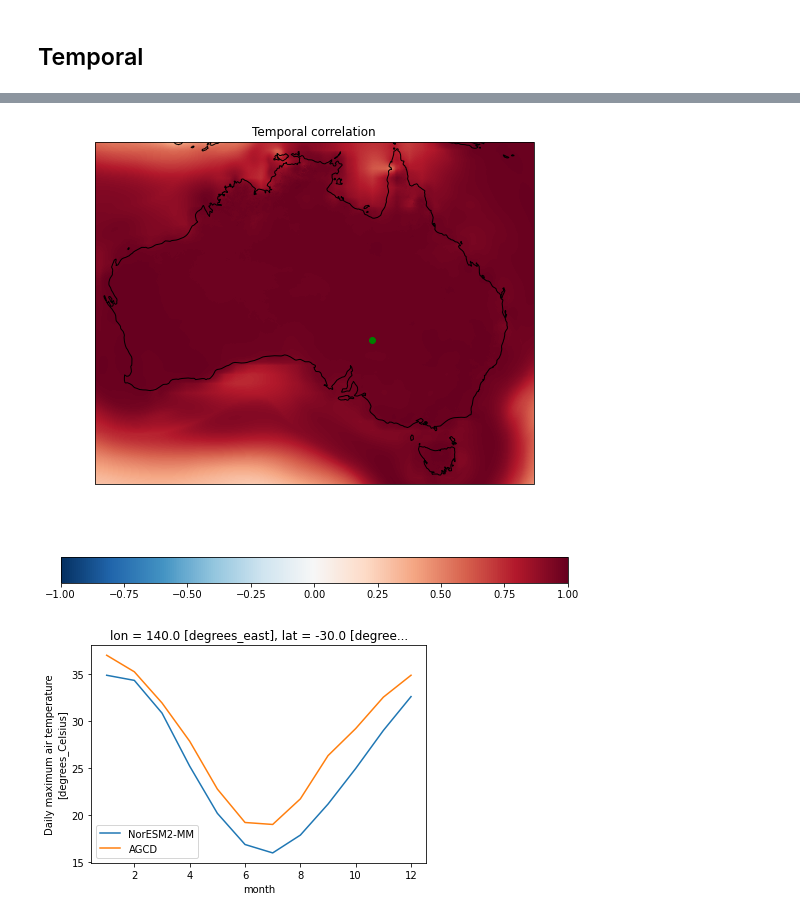
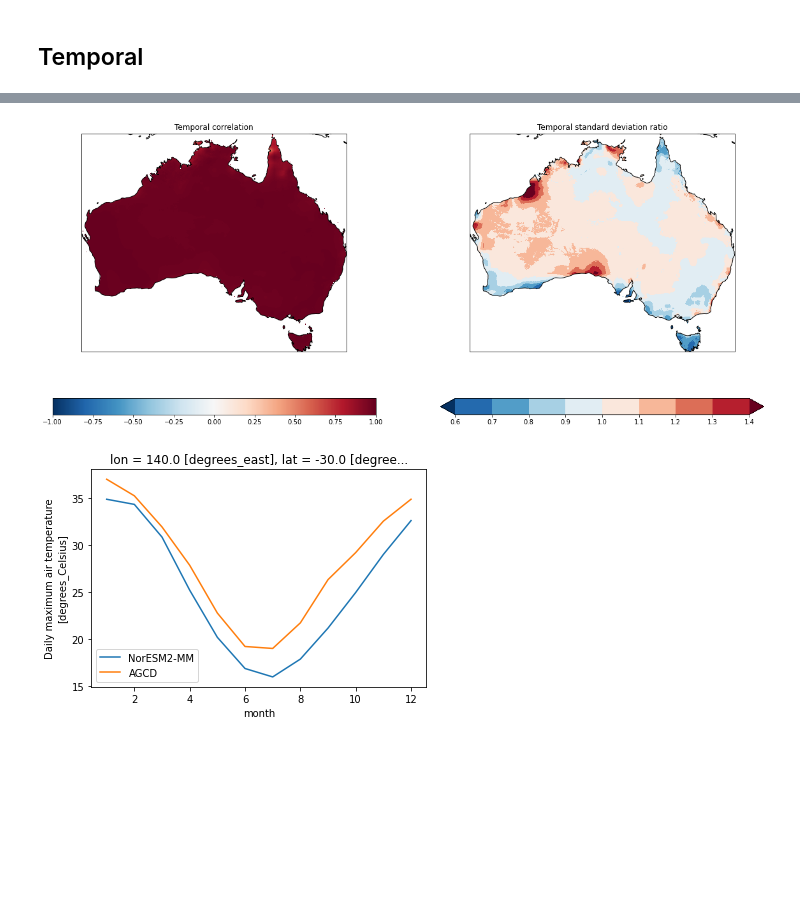
Before and after one commit to AusClimateService/model-evaluation, a Jupyter notebook: evaluation.ipynb, the cells around one changed output, grey strips where cells are left out. Drawn from its saved outputs; the diff is of its cells as text; code cells hidden in the pictures; blank space fills up the shorter version.

```diff
--- a/evaluation.ipynb
+++ b/evaluation.ipynb
@@ -138,0 +170,2 @@ noresm_monthly_clim = noresm_regridder(noresm_monthly_clim)
+# %%
+noresm_monthly_clim = spatial_selection.select_shapefile_regions(noresm_monthly_clim, aus_shape)
@@ -152,13 +188,13 @@ noresm_annual_clim['tasmax'].attrs['units'] = 'C'
 # %%
 fig = plt.figure(figsize=[20, 9])
 
-noresm_max = np.max(noresm_annual_clim['tasmax'].values)
-agcd_max = np.max(agcd_annual_clim['tmax'].values)
-vmax = np.max([noresm_max, agcd_max])
+noresm_max = np.nanmax(noresm_annual_clim['tasmax'].values)
+agcd_max = np.nanmax(agcd_annual_clim['tmax'].values)
+vmax = np.nanmax([noresm_max, agcd_max])
 
-noresm_min = np.min(noresm_annual_clim['tasmax'].values)
-agcd_min = np.min(agcd_annual_clim['tmax'].values)
-vmin = np.min([noresm_min, agcd_min])
+noresm_min = np.nanmin(noresm_annual_clim['tasmax'].values)
+agcd_min = np.nanmin(agcd_annual_clim['tmax'].values)
+vmin = np.nanmin([noresm_min, agcd_min])
 
 ax1 = fig.add_subplot(131, projection=ccrs.PlateCarree())
 agcd_annual_clim['tmax'].plot(
@@ -195,7 +231,10 @@ diff.plot(
 ax3.set_title('Difference (NorESM2-MM - AGCD)')
 
 for ax in [ax1, ax2, ax3]:
+    #ax.add_geometries(aus_shape.geometry, ccrs.PlateCarree(), facecolor='none', edgecolor='black')
     ax.coastlines()
+    ax.add_feature(cartopy.feature.STATES, linewidth=0.3)
+    #ax.spines['top'].set_visible(False)
 
 #plt.suptitle(title)
 plt.show()
@@ -216,37 +255,41 @@ noresm_monthly_clim['tasmax'] = noresm_monthly_clim['tasmax'] - 273.13
 noresm_monthly_clim['tasmax'].attrs['units'] = 'C'
 # %%
 temporal_corr = xr.corr(noresm_monthly_clim['tasmax'], agcd_monthly_clim['tmax'], dim='month')
+# %%
+noresm_temporal_std = noresm_monthly_clim['tasmax'].std(dim='month', keep_attrs=True)
+agcd_temporal_std = agcd_monthly_clim['tmax'].std(dim='month', keep_attrs=True)
+std_ratio = noresm_temporal_std / agcd_temporal_std
 # %%
 fig = plt.figure(figsize=[20, 9])
 
 ax1 = fig.add_subplot(121, projection=ccrs.PlateCarree())
 temporal_corr.plot(
     ax=ax1,
     transform=ccrs.PlateCarree(),
     cmap='RdBu_r',
     vmax=1,
     vmin=-1,
     cbar_kwargs = {'orientation': 'horizontal'}
 )
 ax1.set_title('Temporal correlation')
 
-#ax2 = fig.add_subplot(122, projection=ccrs.PlateCarree())
-#noresm_annual_clim['tasmax'].plot(
-#    ax=ax2,
-#    transform=ccrs.PlateCarree(),
-#    cmap='hot_r',
-#    vmax=vmax,
-#    vmin=vmin,
-#    cbar_kwargs = {'orientation': 'horizontal'}
-#)
-#ax2.set_title('NorESM2-MM')
+ax2 = fig.add_subplot(122, projection=ccrs.PlateCarree())
+std_ratio.plot(
+    ax=ax2,
+    transform=ccrs.PlateCarree(),
+    cmap='RdBu_r',
+    levels=[0.6, 0.7, 0.8, 0.9, 1.0, 1.1, 1.2, 1.3, 1.4],
+    extend='both',
+    cbar_kwargs = {'orientation': 'horizontal'}
+)
+ax2.set_title('Temporal standard deviation ratio')
 
-#for ax in [ax1, ax2, ax3]:
-ax1.coastlines()
+for ax in [ax1, ax2]:
+    ax.coastlines()
 #plt.suptitle(title)
 plt.show()
 # %% [output]
-[figure, old version]
+[figure, new version]
 # %%
 noresm_monthly_clim['tasmax'].sel({'lat': -30, 'lon': 140}, method='nearest').plot(label='NorESM2-MM')
 agcd_monthly_clim['tmax'].sel({'lat': -30, 'lon': 140}, method='nearest').plot(label='AGCD')
```
Also changed, not shown: parts of 13 cells of this notebook, 3 other files.
